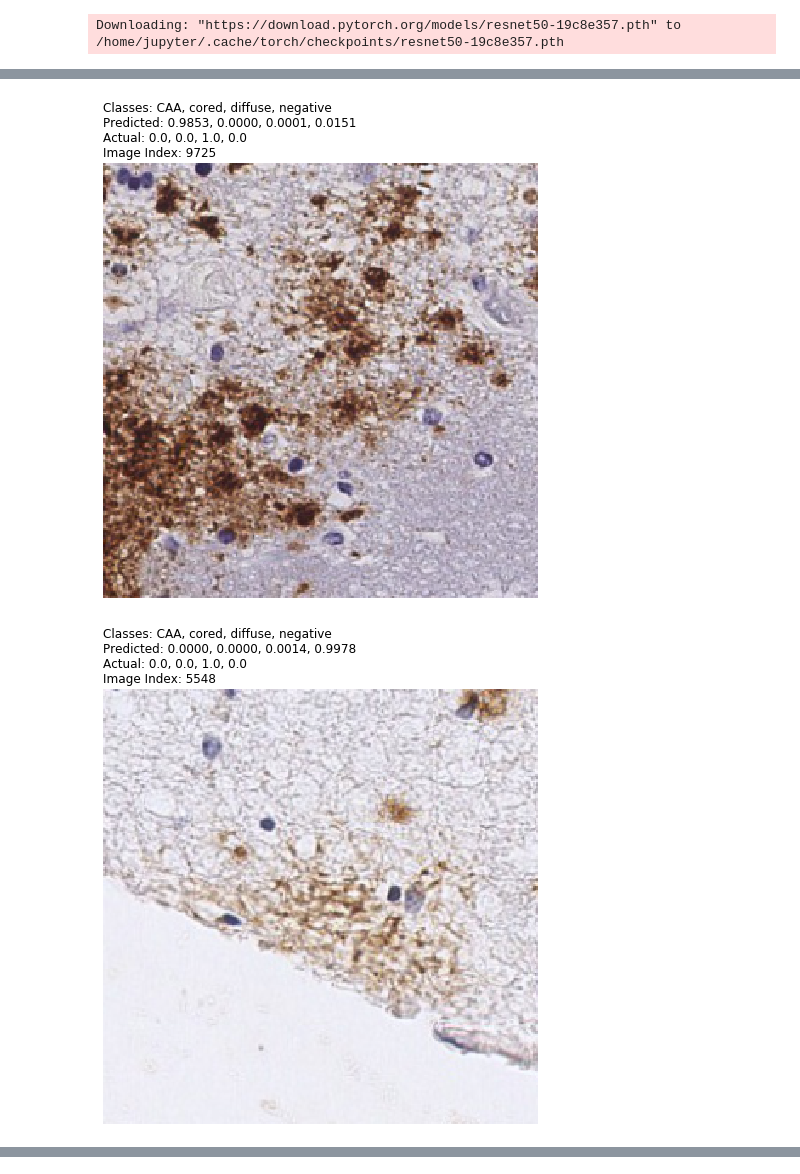
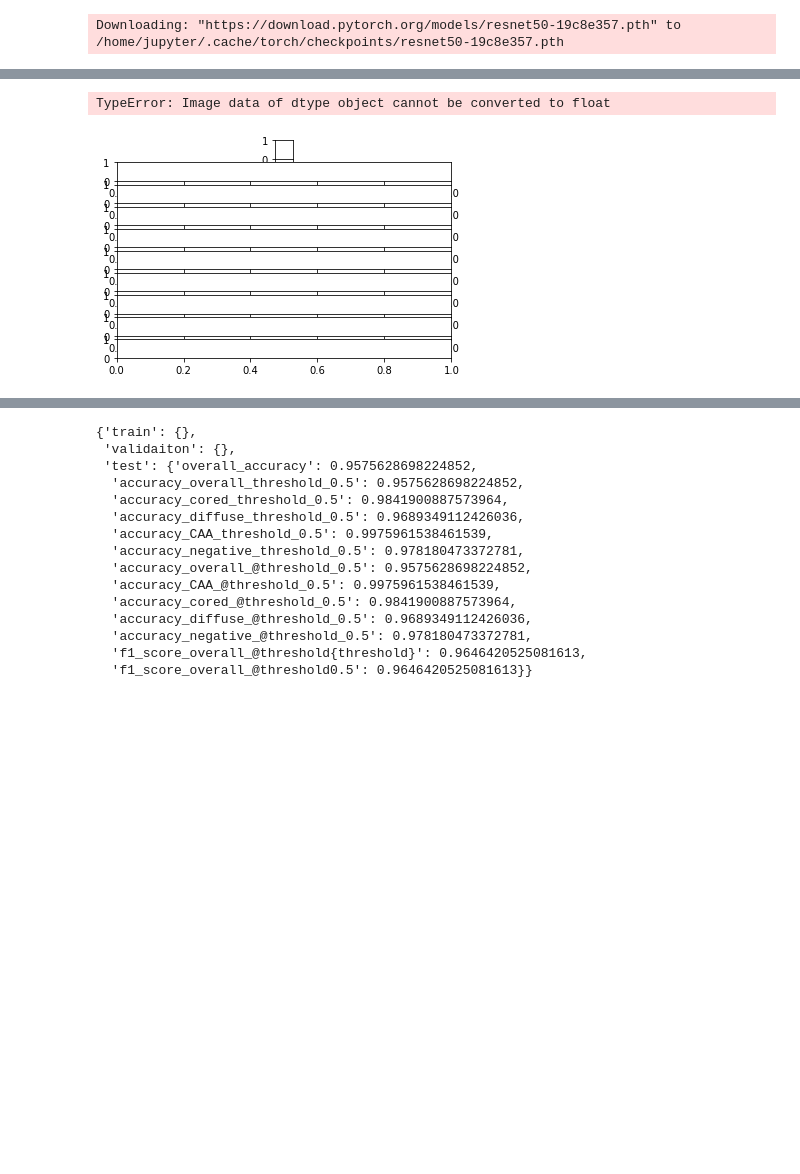
Before and after one commit to DougForrest/plaquebox-paper, a Jupyter notebook: 3.1) Model Interpretation.ipynb, the cells around one changed output, grey strips where cells are left out. Drawn from its saved outputs; the diff is of its cells as text; code cells hidden in the pictures; blank space fills up the shorter version.

Commit message:
add metrics

```diff
--- a/3.1) Model Interpretation.ipynb
+++ b/3.1) Model Interpretation.ipynb
@@ -138,10 +148,13 @@ def losses_reshape(losses, classes=[]):
                              columns=classes)
     return(losses_df)
 
-def get_top_agg_losses(df, n=10):
+def get_top_agg_losses(df, n=10, target_class=None):
+
+    if not target_class:
+        target_class = 'loss'
 
     df['loss'] = pd.DataFrame(df.sum(axis=1), columns=['loss'])
-    df = df.sort_values(['loss'], ascending=False)
+    df = df.sort_values([target_class], ascending=False)
 
     return(df.iloc[0:n])
 
@@ -149,30 +162,39 @@ def plot_top_losses(preds=None,
                     y=None,
                     losses=None,
                     learner=None,
+                    target_class=None,
                     n=10,
-                    figsize=(8,8)):
+                    figsize=(256,256)):
     classes=learn.data.classes
     losses_df = losses_reshape(losses, classes=classes)
-    losses_df = get_top_agg_losses(losses_df, n=n)
+    losses_df = get_top_agg_losses(losses_df, n=n, target_class=target_class)
     preds_df = pd.DataFrame(preds.numpy(), columns=classes)
     y_df = pd.DataFrame(y.numpy(), columns=classes)
     classes_str = ', '.join(classes)
+
+    fig, ax = plt.subplots(n)
+    i = 0
     for index_i in losses_df.index:
         imag = learner.data.valid_ds[index_i][0]
         predictions =', '.join(["{0:.4f}".format(x) for x in preds_df.iloc[index_i].values])
         actuals = ', '.join(["{}".format(x) for x in y_df.iloc[index_i].values])
-        imag = show_image(imag, figsize=figsize)
-        imag.set_title(f"""Classes: {classes_str}\nPredicted: {predictions}\nActual: {actuals}\nImage Index: {index_i}""",
-                        loc='left')
-        plt.show()
+        title = f"""Classes: {classes_str}\nPredicted: {predictions}\nActual: {actuals}\nImage Index: {index_i}"""
+#         imag.show(ax=ax[col_i][row_i], title=title)
+#         plt.imshow(imag)
+        ax[i].imshow(imag)
+        ax[i].set_title(title)
+#         imag.set_title(f"""Classes: {classes_str}\nPredicted: {predictions}\nActual: {actuals}\nImage Index: {index_i}""",
+#                         loc='left')
+    plt.show()
 
 
     return(losses_df)
 # %%
 plot_top_losses(preds=preds,
-                    y=y,
-                    losses=losses,
-                    learner=learn)
+                y=y,
+                losses=losses,
+                learner=learn,
+                target_class='cored')
 # %% [output]
+TypeError: Image data of dtype object cannot be converted to float
-[figure, old version]
+[figure, new version]
-[figure, removed]
@@ -197,0 +216,18 @@ plot_top_losses(preds=preds,
+# %%
+metrics
+# %% [output]
+{'train': {},
+ 'validaiton': {},
+ 'test': {'overall_accuracy': 0.9575628698224852,
+  'accuracy_overall_threshold_0.5': 0.9575628698224852,
+  'accuracy_cored_threshold_0.5': 0.9841900887573964,
+  'accuracy_diffuse_threshold_0.5': 0.9689349112426036,
+  'accuracy_CAA_threshold_0.5': 0.9975961538461539,
+  'accuracy_negative_threshold_0.5': 0.978180473372781,
+  'accuracy_overall_@threshold_0.5': 0.9575628698224852,
+  'accuracy_CAA_@threshold_0.5': 0.9975961538461539,
+  'accuracy_cored_@threshold_0.5': 0.9841900887573964,
+  'accuracy_diffuse_@threshold_0.5': 0.9689349112426036,
+  'accuracy_negative_@threshold_0.5': 0.978180473372781,
+  'f1_score_overall_@threshold{threshold}': 0.9646420525081613,
+  'f1_score_overall_@threshold0.5': 0.9646420525081613}}
```
Also changed, not shown: parts of 13 cells of this notebook.
